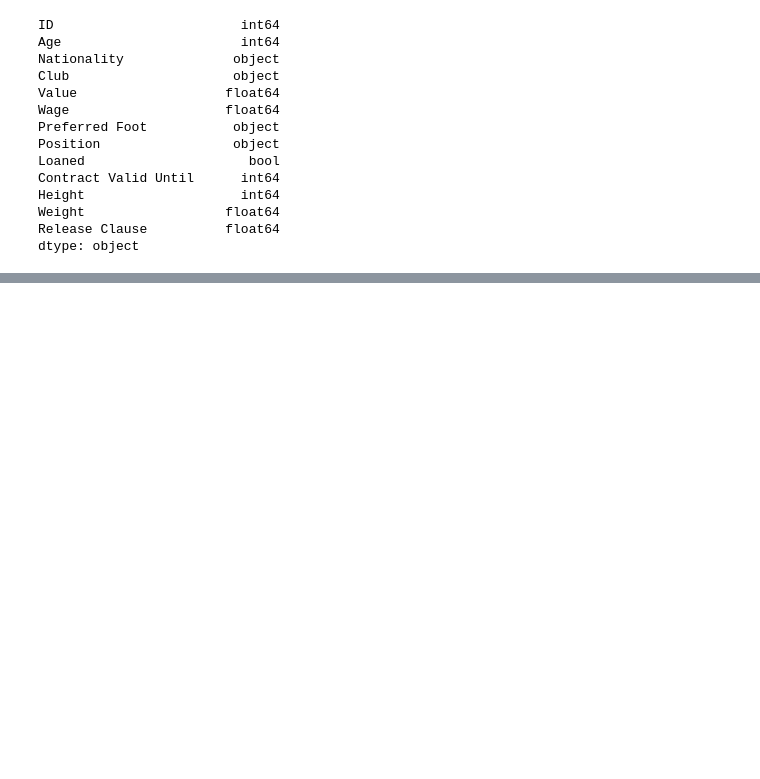
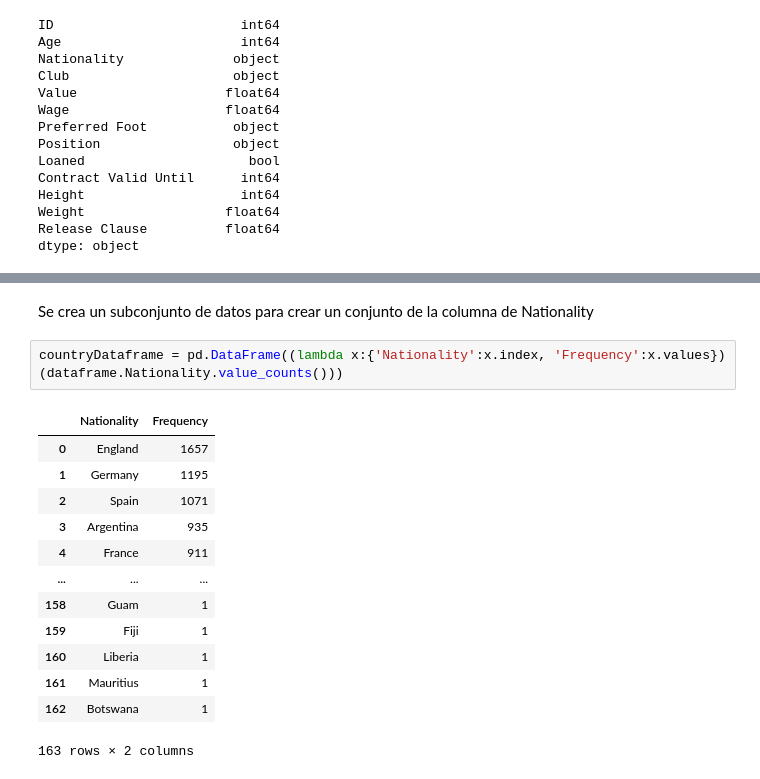
Before and after one commit to GAPPLabs/DataScienceProject, a Jupyter notebook: Proyecto.ipynb, the cells around one changed output, grey strips where cells are left out. Saved outputs shown, nothing was run; the diff lists cells and outputs as text; blank space fills up the shorter version.

```diff
--- a/Proyecto.ipynb
+++ b/Proyecto.ipynb
@@ -435,0 +466,18 @@ dtype: object
+# %% [markdown]
+Se crea un subconjunto de datos para crear un conjunto de la columna de Nationality
+# %%
+countryDataframe = pd.DataFrame((lambda x:{'Nationality':x.index, 'Frequency':x.values})(dataframe.Nationality.value_counts()))
+# %% [output]
+|  | Nationality | Frequency |
+| 0 | England | 1657 |
+| 1 | Germany | 1195 |
+| 2 | Spain | 1071 |
+| 3 | Argentina | 935 |
+| 4 | France | 911 |
+| ... | ... | ... |
+| 158 | Guam | 1 |
+| 159 | Fiji | 1 |
+| 160 | Liberia | 1 |
+| 161 | Mauritius | 1 |
+| 162 | Botswana | 1 |
+163 rows × 2 columns
```
Also changed, not shown: parts of 33 cells of this notebook.
